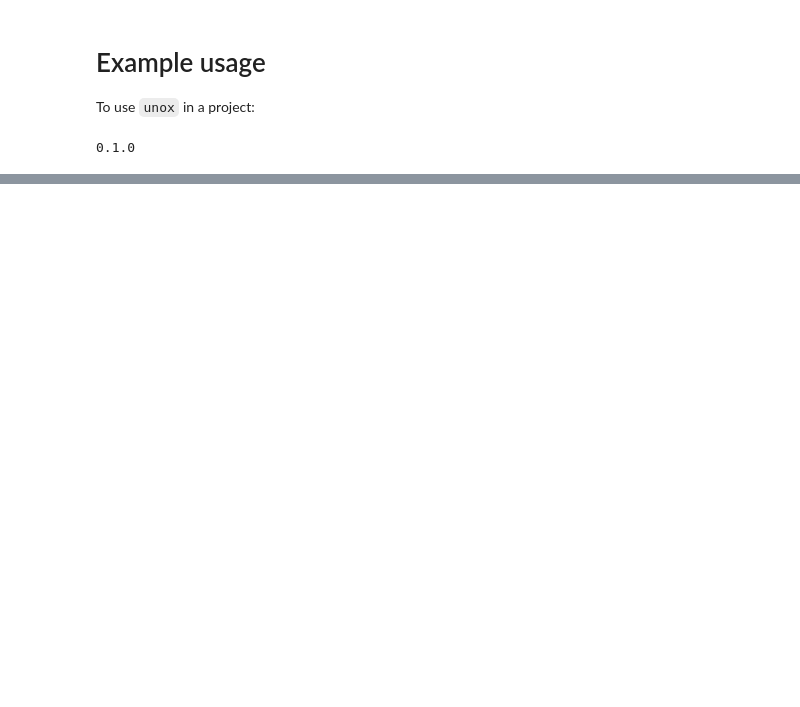
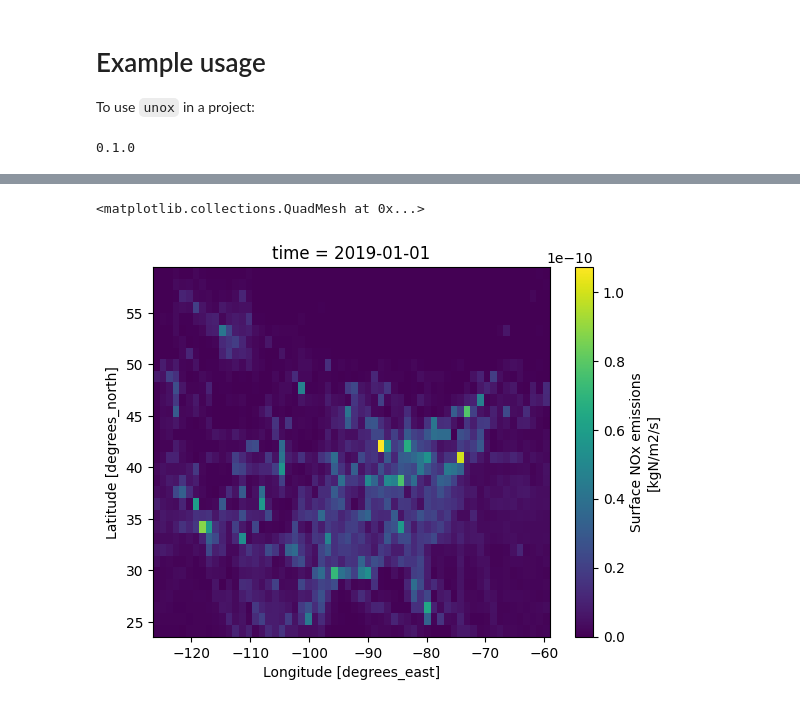
Before and after one commit to scheemik/unox, a Jupyter notebook: docs/example.ipynb, the cells around one changed output, grey strips where cells are left out. Saved outputs shown, nothing was run; the diff lists cells and outputs as text; code cells hidden in the pictures; blank space fills up the shorter version.

```diff
--- a/docs/example.ipynb
+++ b/docs/example.ipynb
@@ -19,0 +77,22 @@ lats, lons = unox.load_lats_lons('../../datafiles/')
+# %%
+nox = xr.open_dataset('../../datafiles/nox_2019_t106_US.nc')  #nox dataset used to make y files
+lat_us = nox.lat.data.round(3)  #select lat and lon range where we have nox data
+lon_us = nox.lon.data.round(3)
+
+# print(lat_us,lats)
+
+#find indices of lats and lons that are in the us nox data
+#for some reason the simpler way doesn't work
+latmin = np.where(np.abs(lats-np.min(lat_us))<0.1)[0][0]
+latmax = np.where(np.abs(lats-np.max(lat_us))<0.1)[0][0] + 1
+print(latmin,latmax)
+print(lats[latmin:latmax])
+print(lat_us)
+
+lonmin = np.where(np.abs(lons-np.min(lon_us))<0.1)[0][0]
+lonmax = np.where(np.abs(lons-np.max(lon_us))<0.1)[0][0] + 1
+print(lonmin,lonmax)
+print(lons[lonmin:lonmax])
+print(lon_us)
+
+# print(lat_ind)
@@ -19,0 +117,5 @@ lats, lons = unox.load_lats_lons('../../datafiles/')
+# %%
+nox.nox[0].plot()
+# %% [output]
+<matplotlib.collections.QuadMesh at 0x...>
+[figure, added]
```
Also changed, not shown: parts of 21 cells of this notebook.
